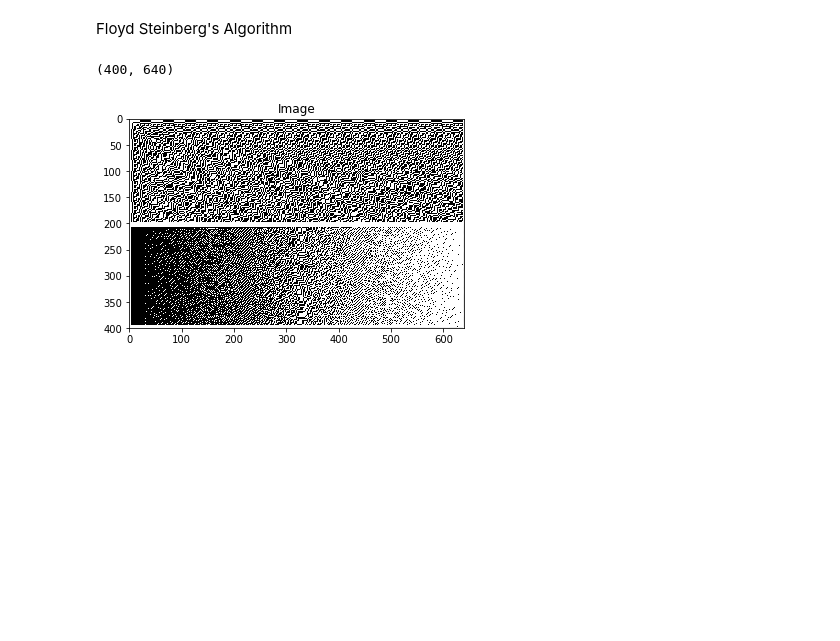
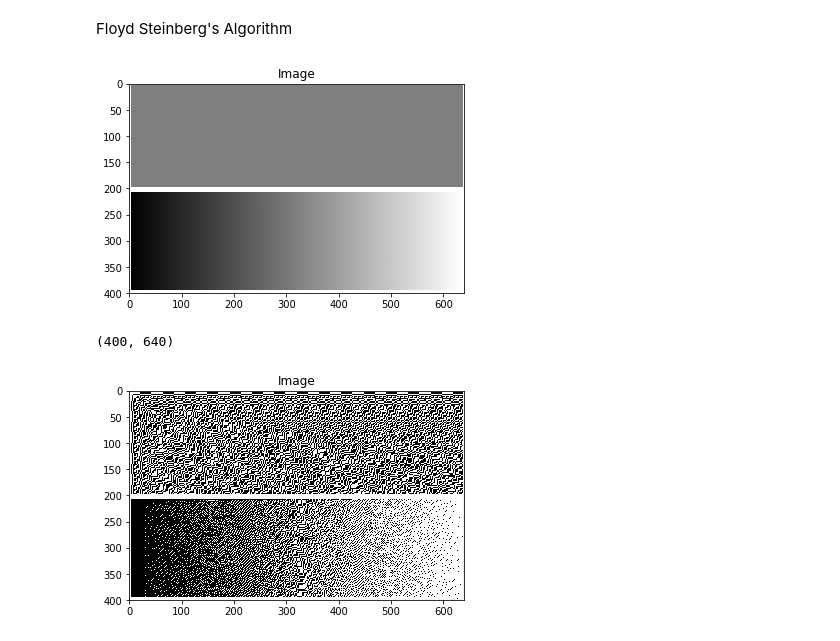
Before and after one commit to Garima16/color-image-processing, a Jupyter notebook: Assignment 2/Assignment 2.ipynb, the cells around one changed output. Drawn from its saved outputs; the diff is of its cells as text; code cells hidden in the pictures; blank space fills up the shorter version.

```diff
--- a/Assignment 2/Assignment 2.ipynb
+++ b/Assignment 2/Assignment 2.ipynb
@@ -47,19 +47,20 @@ def error_diffusion_algo(image, indexes, num_of_indexes, coeffs, result_image):
     cv.imwrite(result_image, new_image)
     return new_image
 # %%
-image = cv.imread('data/ed-eg.png', 0)
-
+image = cv.imread('Test_data/ed-eg.png',0)
+plot_image_grayscale(image)
 print(image.shape)
 floyd_steinberg_indexes = [[0,1], [1,1], [1,0], [1,-1]]
 floyd_steinberg_coeffs = [7 / 16, 1 / 16, 5 / 16, 3 / 16]
 fd_num_of_indexes = 4
-# error_diffusion_algo(image, floyd_steinberg_indexes, num_of_indexes, floyd_steinberg_coeffs, "Results/FloydSteinbergDiffused.png")
+error_diffusion_algo(image, floyd_steinberg_indexes, fd_num_of_indexes, floyd_steinberg_coeffs, "Results/FloydSteinbergDiffused.png")
 
 my_diffusion_indexes = [[0,1], [1,1], [1,0],[0,2], [2,2], [2,0]]
-my_diffusion_coeffs = [7/26, 5/26, 7/26, 3/26, 1/26, 3/26]
+my_diffusion_coeffs = [5/26, 3/26, 5/26, 1/26, 1/26, 1/26]
 my_num_of_indexes = 6
 my_diffused_image = error_diffusion_algo(image, my_diffusion_indexes, my_num_of_indexes, my_diffusion_coeffs, "Results/MyDiffused.png")
 # %% [output]
+[figure, added]
 (400, 640)
 # %%
 plot_image_grayscale(my_diffused_image)
```
Also changed, not shown: parts of 1 cell of this notebook, 2 other files.
